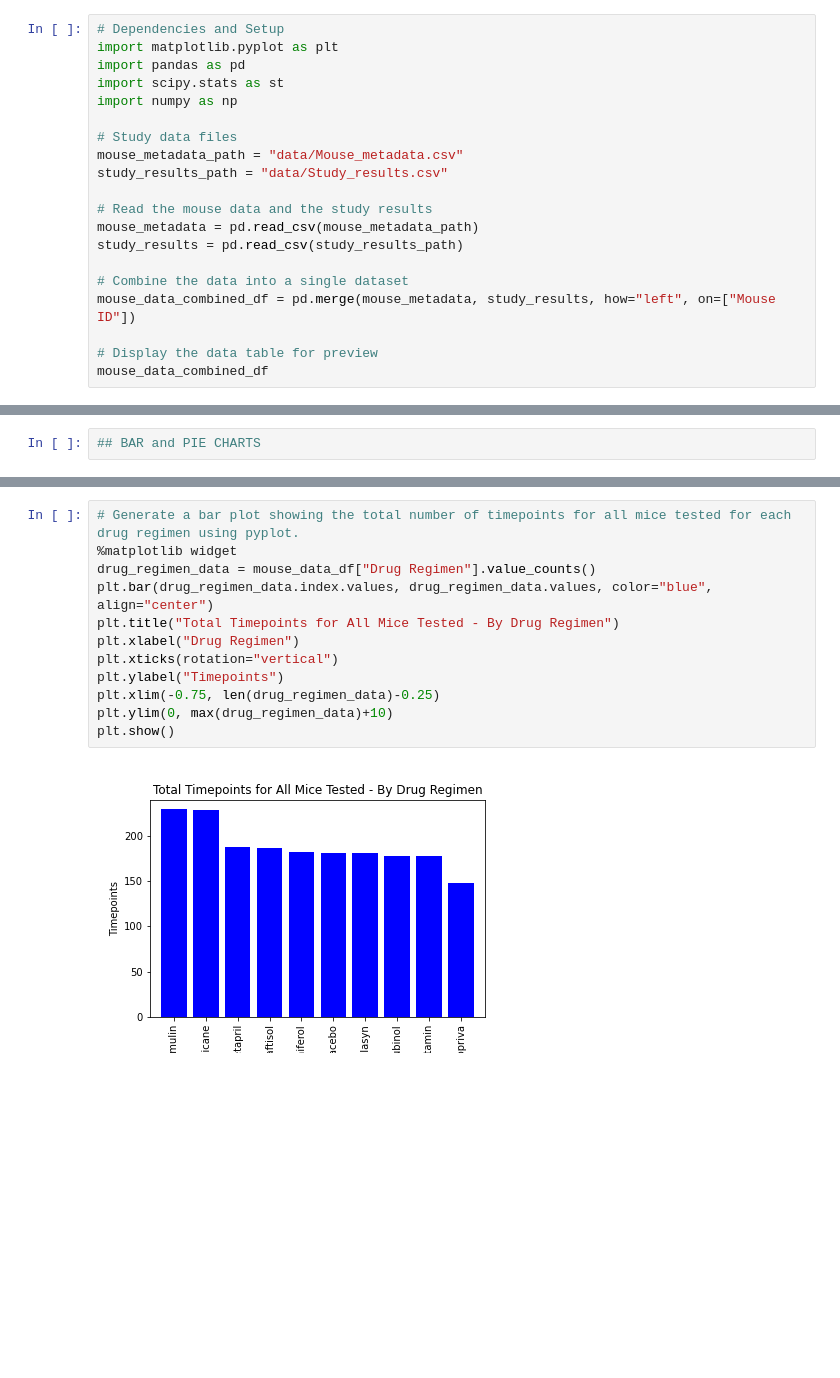
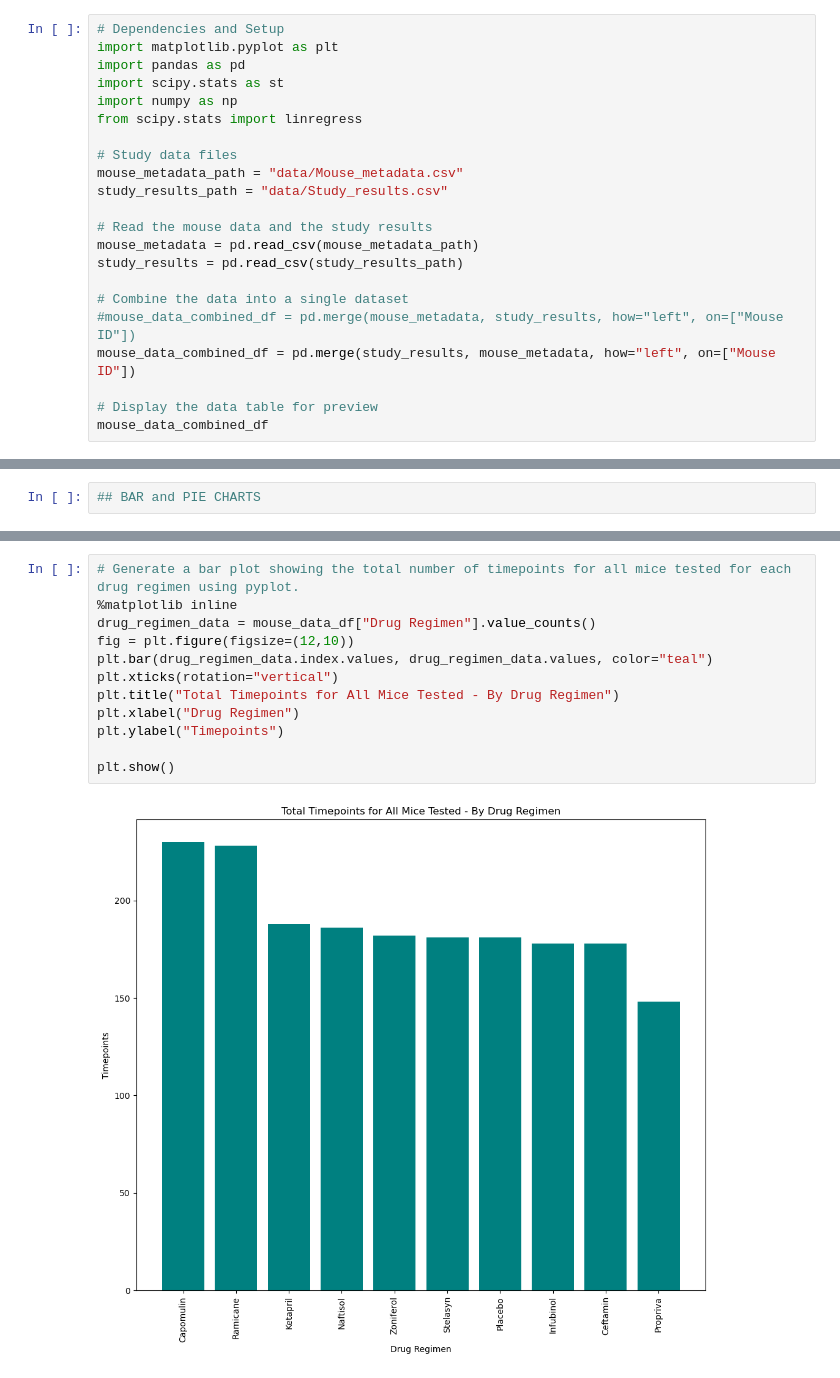
Before and after one commit to rchascall/matplotlib-challenge, a Jupyter notebook: Pymaceuticals/pymaceuticals.ipynb, the cells around one changed output, grey strips where cells are left out. Saved outputs shown, nothing was run; the diff lists cells and outputs as text; blank space fills up the shorter version.

```diff
--- a/Pymaceuticals/pymaceuticals.ipynb
+++ b/Pymaceuticals/pymaceuticals.ipynb
@@ -6,6 +13,7 @@ import matplotlib.pyplot as plt
 import pandas as pd
 import scipy.stats as st
 import numpy as np
+from scipy.stats import linregress
 
 # Study data files
 mouse_metadata_path = "data/Mouse_metadata.csv"
@@ -16,7 +24,8 @@ mouse_metadata = pd.read_csv(mouse_metadata_path)
 study_results = pd.read_csv(study_results_path)
 
 # Combine the data into a single dataset
-mouse_data_combined_df = pd.merge(mouse_metadata, study_results, how="left", on=["Mouse ID"])
+#mouse_data_combined_df = pd.merge(mouse_metadata, study_results, how="left", on=["Mouse ID"])
+mouse_data_combined_df = pd.merge(study_results, mouse_metadata, how="left", on=["Mouse ID"])
 
 # Display the data table for preview
 mouse_data_combined_df
@@ -201,16 +204,16 @@ plt.show()
 # %%
 # Generate a bar plot showing the total number of timepoints for all mice tested for each drug regimen using pyplot.
-%matplotlib widget
+%matplotlib inline
 drug_regimen_data = mouse_data_df["Drug Regimen"].value_counts()
-plt.bar(drug_regimen_data.index.values, drug_regimen_data.values, color="blue", align="center")
+fig = plt.figure(figsize=(12,10))
+plt.bar(drug_regimen_data.index.values, drug_regimen_data.values, color="teal")
+plt.xticks(rotation="vertical")
 plt.title("Total Timepoints for All Mice Tested - By Drug Regimen")
 plt.xlabel("Drug Regimen")
-plt.xticks(rotation="vertical")
 plt.ylabel("Timepoints")
-plt.xlim(-0.75, len(drug_regimen_data)-0.25)
-plt.ylim(0, max(drug_regimen_data)+10)
+
 plt.show()
 # %% [output]
-[figure, old version]
+[figure, new version]
 # %%
 # Generate a pie plot showing the distribution of female versus male mice using pandas
```
Also changed, not shown: parts of 30 cells of this notebook, 2 other files.
